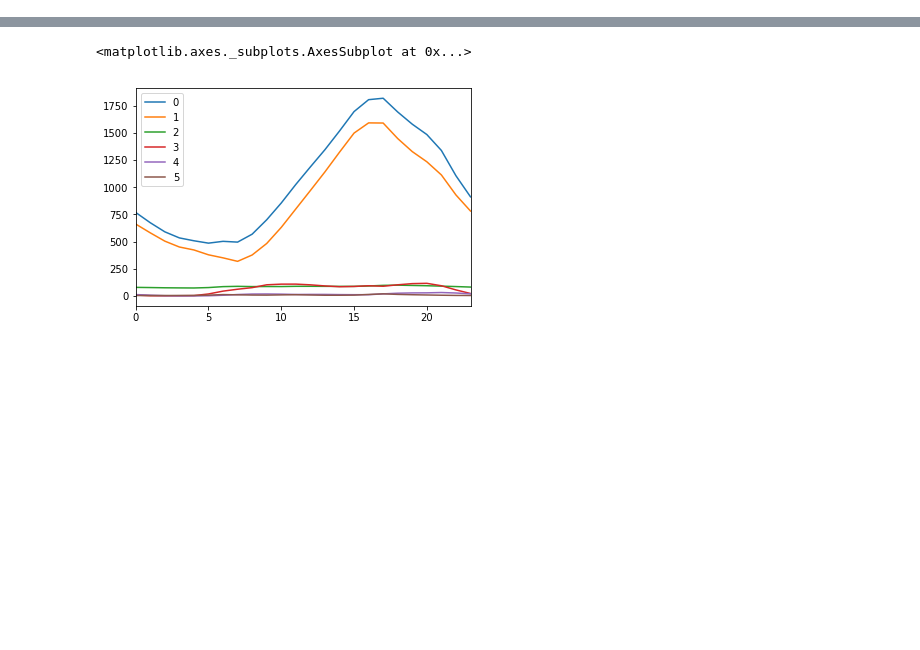
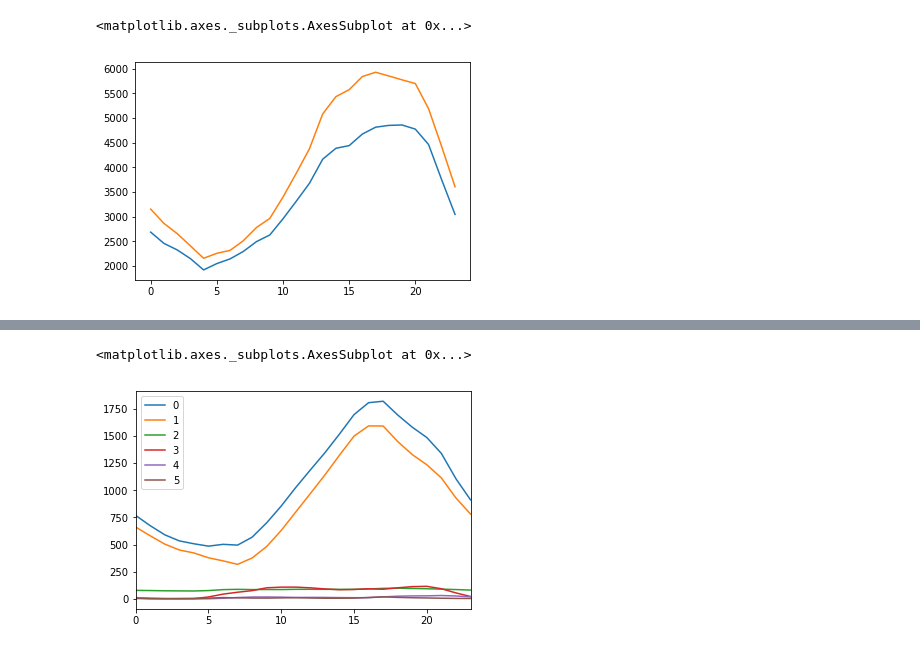
Before and after one commit to nipunbatra/freq-nilm, a Jupyter notebook: notebooks/create-dataset-5appliances-true-agg-new.ipynb, the cells around one changed output, grey strips where cells are left out. Cells and saved outputs as stored; diff of their text form; code cells hidden in the pictures; blank space fills up the shorter version.

```diff
--- a/notebooks/create-dataset-5appliances-true-agg-new.ipynb
+++ b/notebooks/create-dataset-5appliances-true-agg-new.ipynb
@@ -166,0 +63,23 @@ t_all.shape
+# %%
+# summing up additional hvac and fridge readings
+sum_tensor = np.ones([68, 6, 112, 24])
+start, num_days = 160, 112
+
+c = 0
+for id in valid_dataid:
+#     print(homeid.index(id))
+#     id = 2018
+    home_energy = tensor[homeid.index(id), :, start:start+num_days].copy()
+    print(c, id)
+    # for hvac
+    home_energy[1] = np.nan_to_num(home_energy[1]) + np.nan_to_num(home_energy[2]) + np.nan_to_num(home_energy[3])
+    # for fridge
+    home_energy[4] = np.nan_to_num(home_energy[4]) + np.nan_to_num(home_energy[5])
+
+    sum_tensor[c][0] = home_energy[0] #aggregate
+    sum_tensor[c][1] = home_energy[1] #hvac
+    sum_tensor[c][2] = home_energy[4] #fridge
+    sum_tensor[c][3] = home_energy[12] #dr
+    sum_tensor[c][4] = home_energy[7] #dw
+    sum_tensor[c][5] = home_energy[6] #mw
+    c += 1
@@ -169 +109,9 @@ np.save('../2015-5appliances-true-agg.npy',t_all)
+# %%
+cluster3 = [2, 22, 29, 39, 45, 46, 51, 60]
+# %%
+ax = pd.Series(subtract_tensor[cluster3, 0].mean(axis=0).mean(axis=0)).plot()
+pd.Series(sum_tensor[cluster3, 0].mean(axis=0).mean(axis=0)).plot(ax=ax)
+# %% [output]
+<matplotlib.axes._subplots.AxesSubplot at 0x...>
+[figure, added]
 # %%
```
Also changed, not shown: parts of 26 cells of this notebook, 7 other files.
